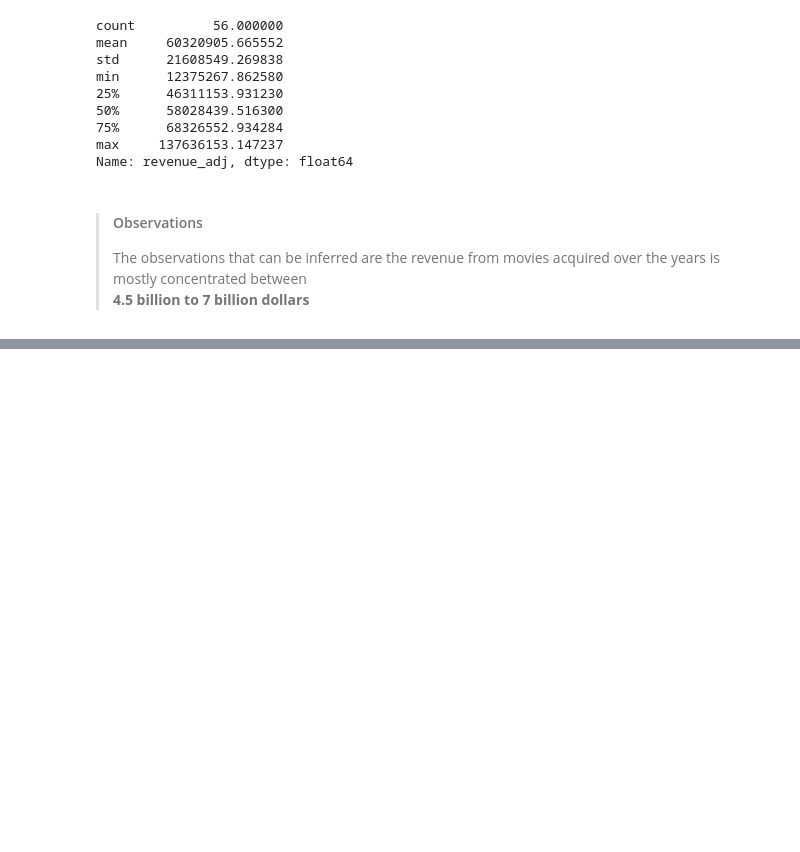
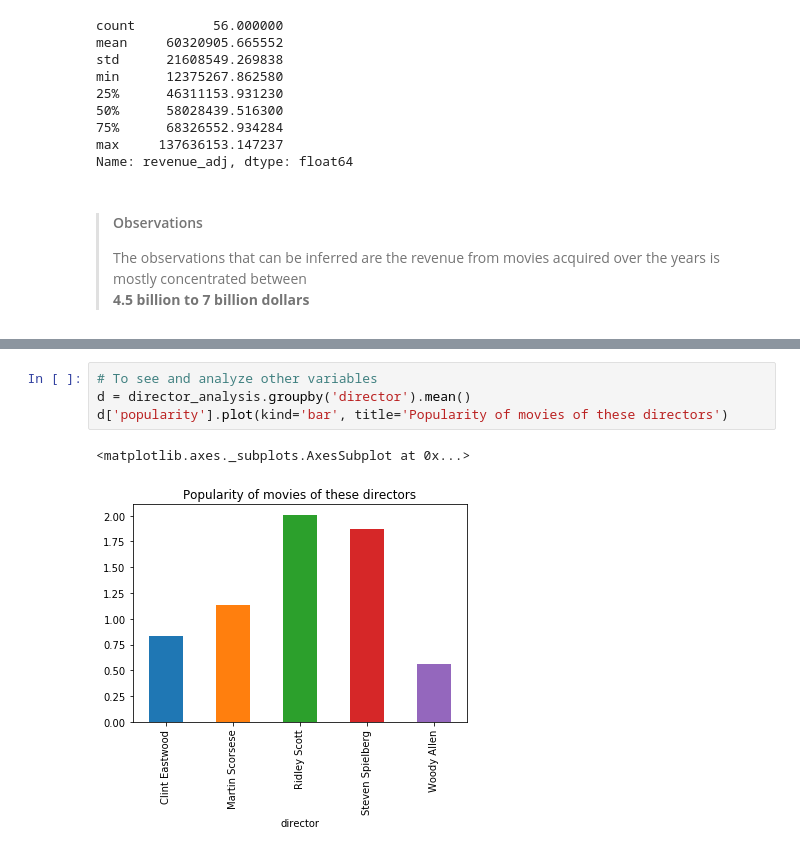
Before and after one commit to AnishReddyRavula/Investigating-Movie-DataBase, a Jupyter notebook: Investigation.ipynb, the cells around one changed output, grey strips where cells are left out. Cells and saved outputs as stored; diff of their text form; blank space fills up the shorter version.

```diff
--- a/Investigation.ipynb
+++ b/Investigation.ipynb
@@ -268,0 +285,7 @@ gen.head()
+# %%
+# To see and analyze other variables
+d = director_analysis.groupby('director').mean()
+d['popularity'].plot(kind='bar', title='Popularity of movies of these directors')
+# %% [output]
+<matplotlib.axes._subplots.AxesSubplot at 0x...>
+[figure, added]
```
Also changed, not shown: parts of 42 cells of this notebook.
